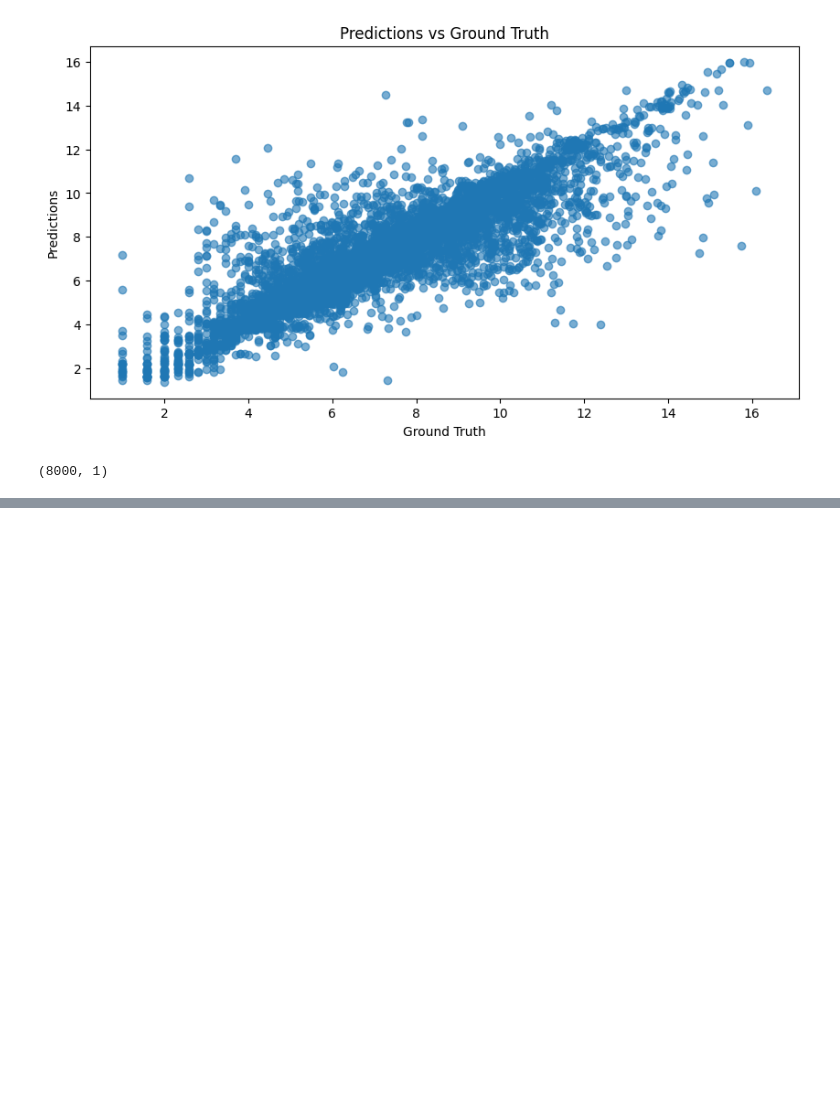
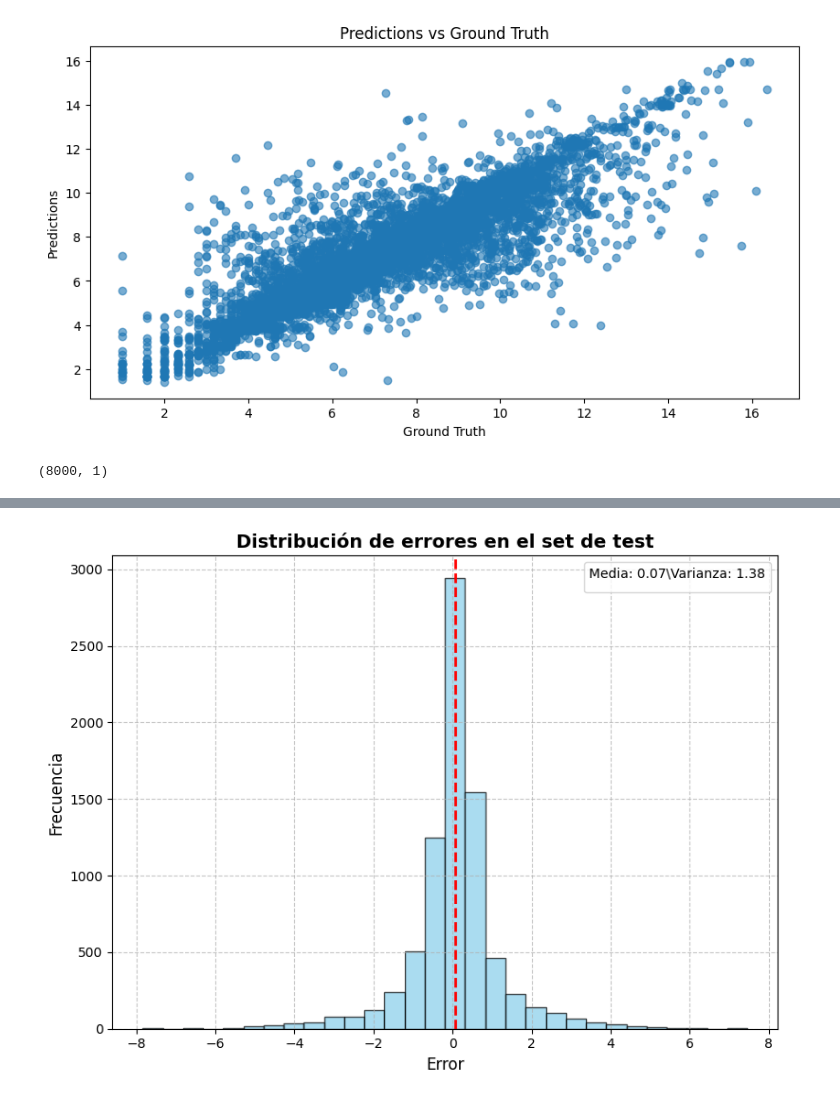
Before and after one commit to DanShlamovitz/Vision_TP_Final, a Jupyter notebook: experiments/XGB_and_PCA.ipynb, the cells around one changed output, grey strips where cells are left out. Saved outputs shown, nothing was run; the diff lists cells and outputs as text; code cells hidden in the pictures; blank space fills up the shorter version.

```diff
--- a/experiments/XGB_and_PCA.ipynb
+++ b/experiments/XGB_and_PCA.ipynb
@@ -275,0 +277,32 @@ print(rmse)
+# %%
+import numpy as np
+def plot_error_distribution(y_pred_test, y_test):
+
+    errors = []
+    for pred, true in zip(y_pred_test, y_test):
+        errors.append(pred - true)
+
+    mean_error = np.mean(errors)
+    std_error = np.std(errors)
+    var_error = np.var(errors)
+
+    plt.figure(figsize=(8, 6))
+    plt.hist(errors, bins=30, color='skyblue', edgecolor='black', alpha=0.7)
+
+    plt.axvline(mean_error, color='red', linestyle='dashed', linewidth=2)
+
+    plt.title('Distribución de errores en el set de test', fontsize=14, weight='bold')
+    plt.xlabel('Error', fontsize=12)
+    plt.ylabel('Frecuencia', fontsize=12)
+
+    plt.legend(title=f'Media: {mean_error:.2f}\Varianza: {var_error:.2f}', loc='upper right')
+
+    plt.grid(True, linestyle='--', alpha=0.7)
+    plt.gca().set_facecolor('white')
+
+    plt.tight_layout()
+    plt.show()
+
+plot_error_distribution(val_preds, val_truth)
+# %% [output]
+[figure, added]
```
Also changed, not shown: parts of 3 cells of this notebook, 13 other files.
